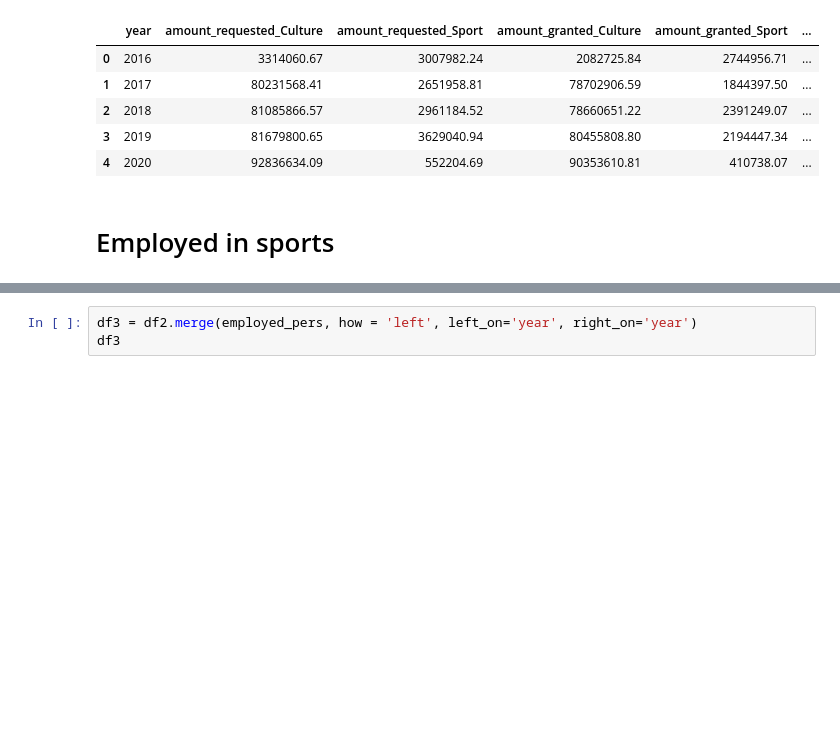
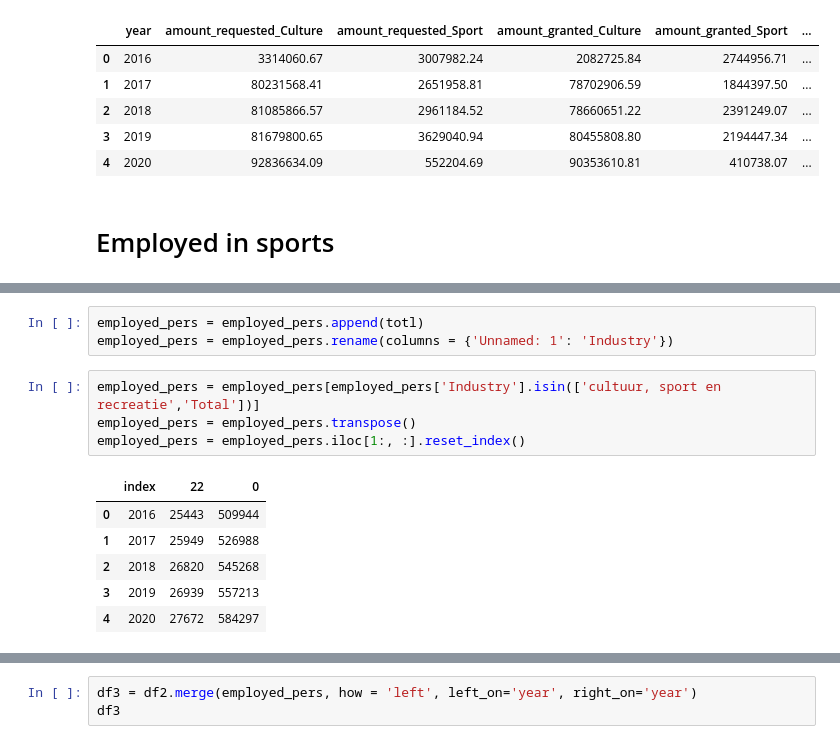
Before and after one commit to IrynaHorova/Project-Amsterdam, a Jupyter notebook: your-code/data-transformation-ih.ipynb, the cells around one changed output, grey strips where cells are left out. Cells and saved outputs as stored; diff of their text form; blank space fills up the shorter version.

```diff
--- a/your-code/data-transformation-ih.ipynb
+++ b/your-code/data-transformation-ih.ipynb
@@ -329,0 +375,14 @@ employed_pers
+# %%
+employed_pers = employed_pers.append(totl)
+employed_pers = employed_pers.rename(columns = {'Unnamed: 1': 'Industry'})
+# %%
+employed_pers = employed_pers[employed_pers['Industry'].isin(['cultuur, sport en recreatie','Total'])]
+employed_pers = employed_pers.transpose()
+employed_pers = employed_pers.iloc[1:, :].reset_index()
+# %% [output]
+|  | index | 22 | 0 |
+| 0 | 2016 | 25443 | 509944 |
+| 1 | 2017 | 25949 | 526988 |
+| 2 | 2018 | 26820 | 545268 |
+| 3 | 2019 | 26939 | 557213 |
+| 4 | 2020 | 27672 | 584297 |
```
Also changed, not shown: parts of 12 cells of this notebook, 2 other files.
